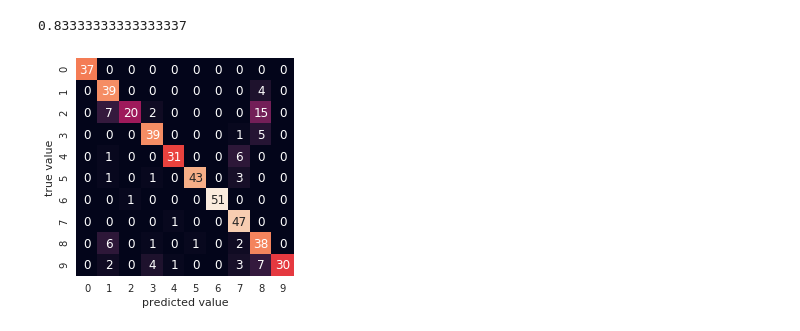
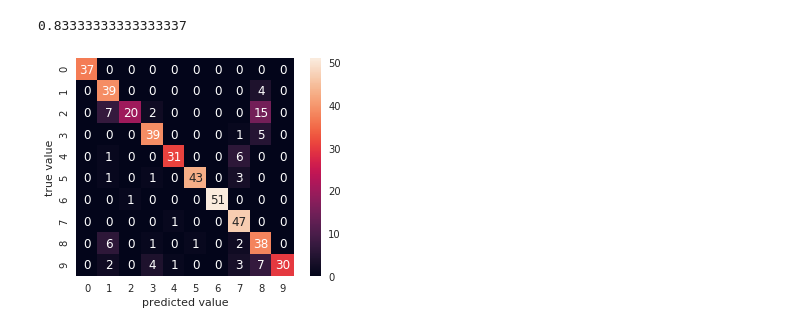
Before and after one commit to paulmorio/grusData, a Jupyter notebook: basics/scikit_basics.ipynb, the cells around one changed output. Cells and saved outputs as stored; diff of their text form; code cells hidden in the pictures.

```diff
--- a/basics/scikit_basics.ipynb
+++ b/basics/scikit_basics.ipynb
@@ -200,10 +200,10 @@ accuracy_score(ytest, y_model)
 # %%
 from sklearn.metrics import confusion_matrix
 
 mat = confusion_matrix(ytest, y_model)
 
-sns.heatmap(mat, square=True, annot=True, cbar=False)
+sns.heatmap(mat, square=True, annot=True, cbar=True)
 plt.xlabel('predicted value')
 plt.ylabel('true value');
 # %% [output]
-[figure, old version]
+[figure, new version]
```
Also changed, not shown: parts of 1 cell of this notebook.
